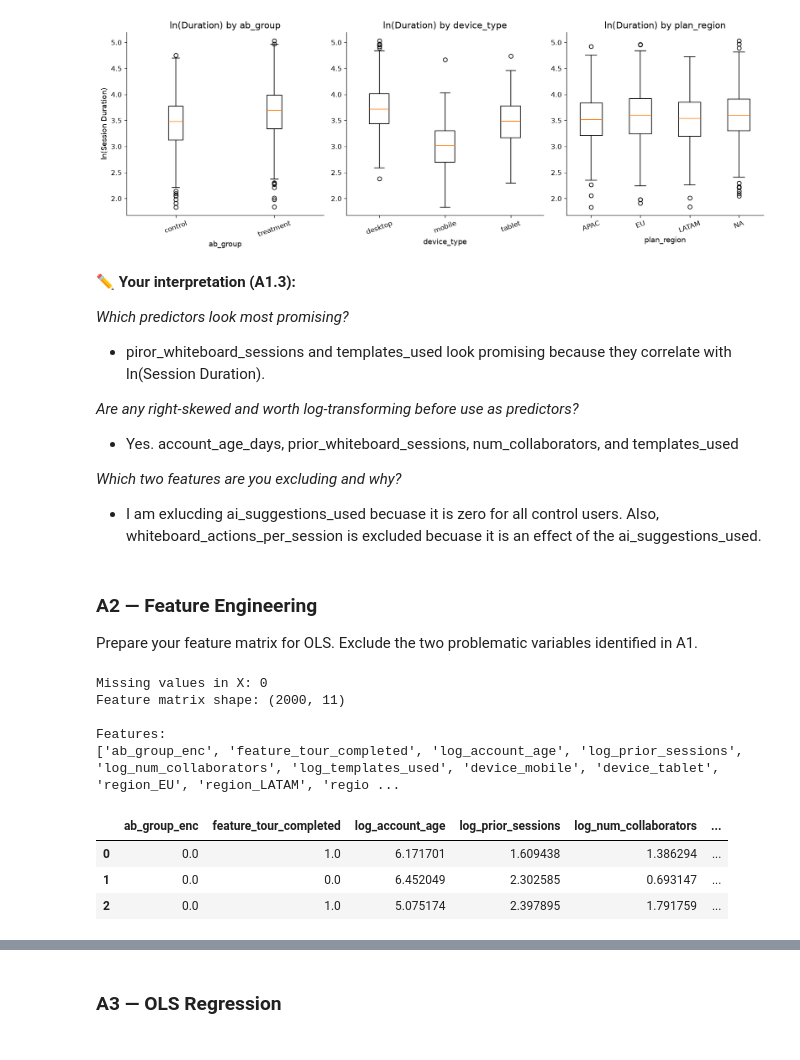
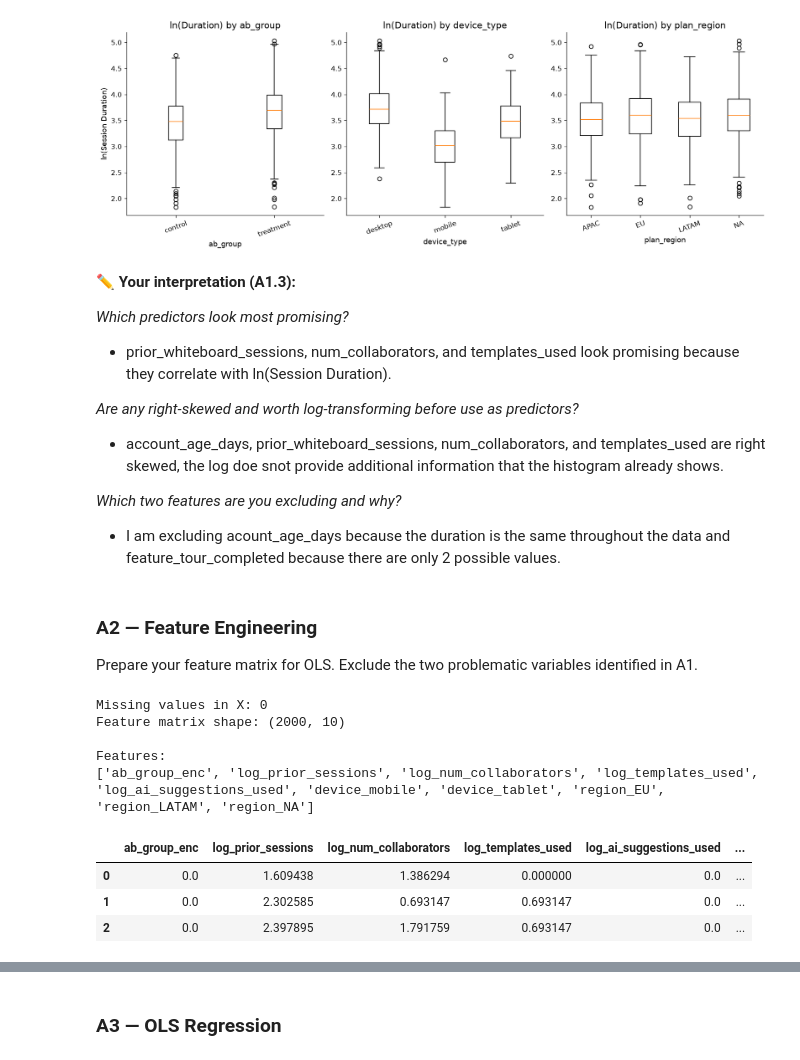
Before and after one commit to ChristianSantos2671/Santos_Christian_A02, a Jupyter notebook: iat461_a2_ChristianSantos_cjs30.ipynb, the cells around one changed output, grey strips where cells are left out. Drawn from its saved outputs; the diff is of its cells as text; code cells hidden in the pictures.

```diff
--- a/iat461_a2_ChristianSantos_cjs30.ipynb
+++ b/iat461_a2_ChristianSantos_cjs30.ipynb
@@ -370,13 +373,13 @@ plt.show()
 **✏️ Your interpretation (A1.3):**
 
 *Which predictors look most promising?*
-- piror_whiteboard_sessions and templates_used look promising because they correlate with ln(Session Duration).
+- prior_whiteboard_sessions, num_collaborators, and templates_used look promising because they correlate with ln(Session Duration).
 
 *Are any right-skewed and worth log-transforming before use as predictors?*
-- Yes. account_age_days, prior_whiteboard_sessions, num_collaborators, and templates_used
+- account_age_days, prior_whiteboard_sessions, num_collaborators, and templates_used are right skewed, the log doe snot provide additional information that the histogram already shows.
 
 *Which two features are you excluding and why?*
-- I am exlucding ai_suggestions_used becuase it is zero for all control users. Also, whiteboard_actions_per_session is excluded becuase it is an effect of the ai_suggestions_used.
+- I am excluding acount_age_days because the duration is the same throughout the data and feature_tour_completed because there are only 2 possible values.
 # %% [markdown]
 ### A2 — Feature Engineering
 
@@ -402,45 +405,47 @@ Prepare your feature matrix for OLS. Exclude the two problematic variables ident
 #     Inspect matrix dimensions and print a preview of the processed data
 # END
 
+#BEGIN[Sonnet][claude.ai][# BEGIN ... # END fill in the code for me.]
 df_model = pd.read_csv('phigma_ab_study.csv', keep_default_na=False, na_values=[''])
 
 df_model['ab_group_enc'] = (df_model['ab_group'] == 'treatment').astype(int)
 
 device_dummies = pd.get_dummies(df_model['device_type'], prefix='device',
                                 drop_first=True).astype(int)
 
 region_dummies = pd.get_dummies(df_model['plan_region'], prefix='region',
                                 drop_first=True).astype(int)
 
-df_model['log_account_age']        = np.log1p(df_model['account_age_days'])
 df_model['log_prior_sessions']     = np.log1p(df_model['prior_whiteboard_sessions'])
 df_model['log_num_collaborators']  = np.log1p(df_model['num_collaborators'])
 df_model['log_templates_used']     = np.log1p(df_model['templates_used'])
+df_model['log_ai_suggestions_used'] = np.log1p(df_model['ai_suggestions_used'])
 
 X = pd.concat([
-    df_model[['ab_group_enc', 'feature_tour_completed',
-              'log_account_age', 'log_prior_sessions',
-              'log_num_collaborators', 'log_templates_used']],
+    df_model[['ab_group_enc', 'log_prior_sessions',
+              'log_num_collaborators', 'log_templates_used',
+              'log_ai_suggestions_used']],
     device_dummies,
     region_dummies,
 ], axis=1).astype(float)
 
 y = np.log(df_model['avg_whiteboard_session_duration_min'])
 
 print(f"Missing values in X: {X.isnull().sum().sum()}")
 print(f"Feature matrix shape: {X.shape}")
 print(f"\nFeatures:\n{X.columns.tolist()}")
 X.head(3)
+# END[Sonnet]
 # %% [output]
 Missing values in X: 0
-Feature matrix shape: (2000, 11)
+Feature matrix shape: (2000, 10)
 
 Features:
-['ab_group_enc', 'feature_tour_completed', 'log_account_age', 'log_prior_sessions', 'log_num_collaborators', 'log_templates_used', 'device_mobile', 'device_tablet', 'region_EU', 'region_LATAM', 'regio ...
+['ab_group_enc', 'log_prior_sessions', 'log_num_collaborators', 'log_templates_used', 'log_ai_suggestions_used', 'device_mobile', 'device_tablet', 'region_EU', 'region_LATAM', 'region_NA']
-|  | ab_group_enc | feature_tour_completed | log_account_age | log_prior_sessions | log_num_collaborators | ... |
-| 0 | 0.0 | 1.0 | 6.171701 | 1.609438 | 1.386294 | ... |
-| 1 | 0.0 | 0.0 | 6.452049 | 2.302585 | 0.693147 | ... |
-| 2 | 0.0 | 1.0 | 5.075174 | 2.397895 | 1.791759 | ... |
+|  | ab_group_enc | log_prior_sessions | log_num_collaborators | log_templates_used | log_ai_suggestions_used | ... |
+| 0 | 0.0 | 1.609438 | 1.386294 | 0.000000 | 0.0 | ... |
+| 1 | 0.0 | 2.302585 | 0.693147 | 0.693147 | 0.0 | ... |
+| 2 | 0.0 | 2.397895 | 1.791759 | 0.693147 | 0.0 | ... |
 # %% [markdown]
 **✏️ Your interpretation (A2):**
 
```
Also changed, not shown: parts of 46 cells of this notebook.
